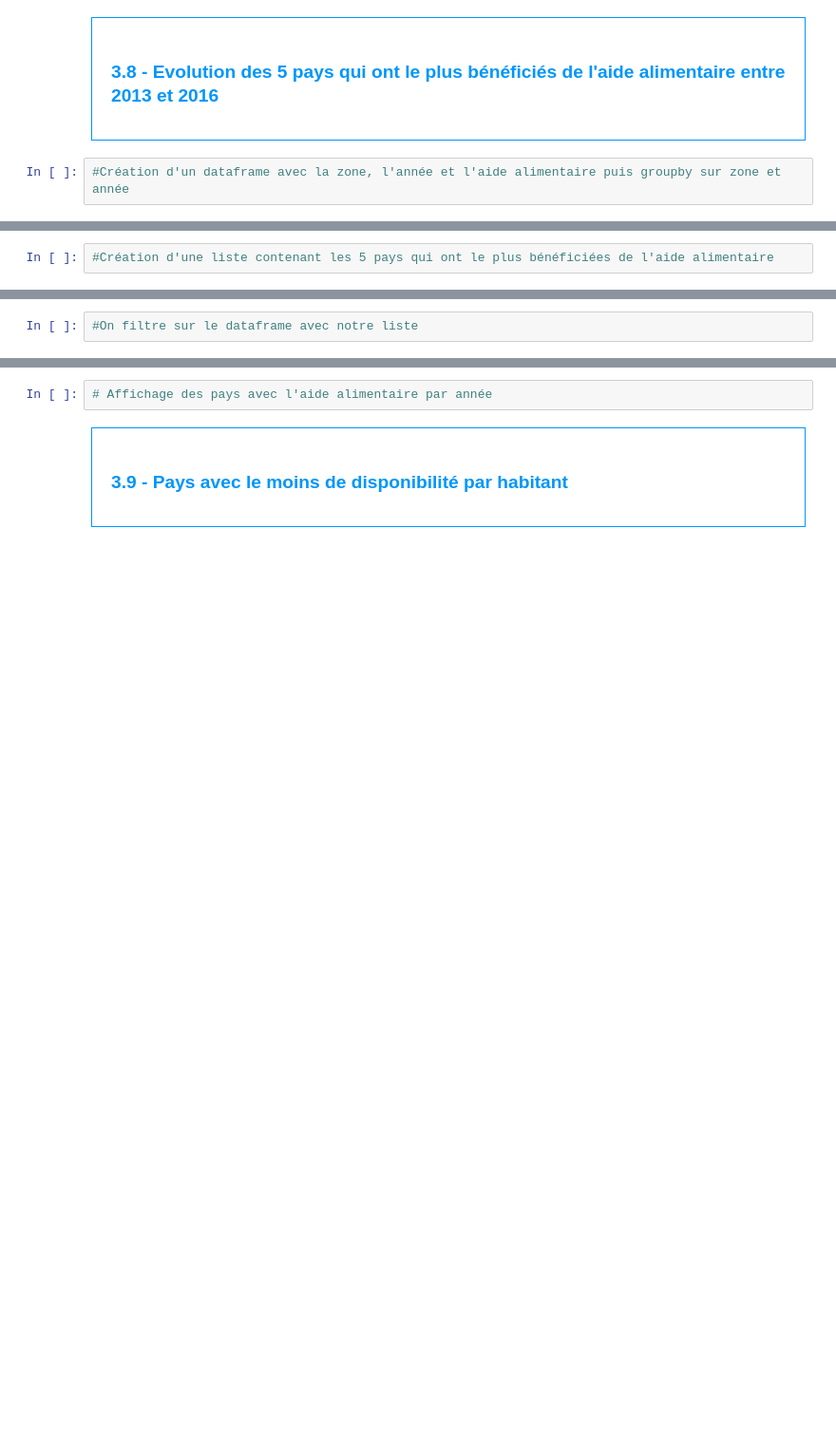
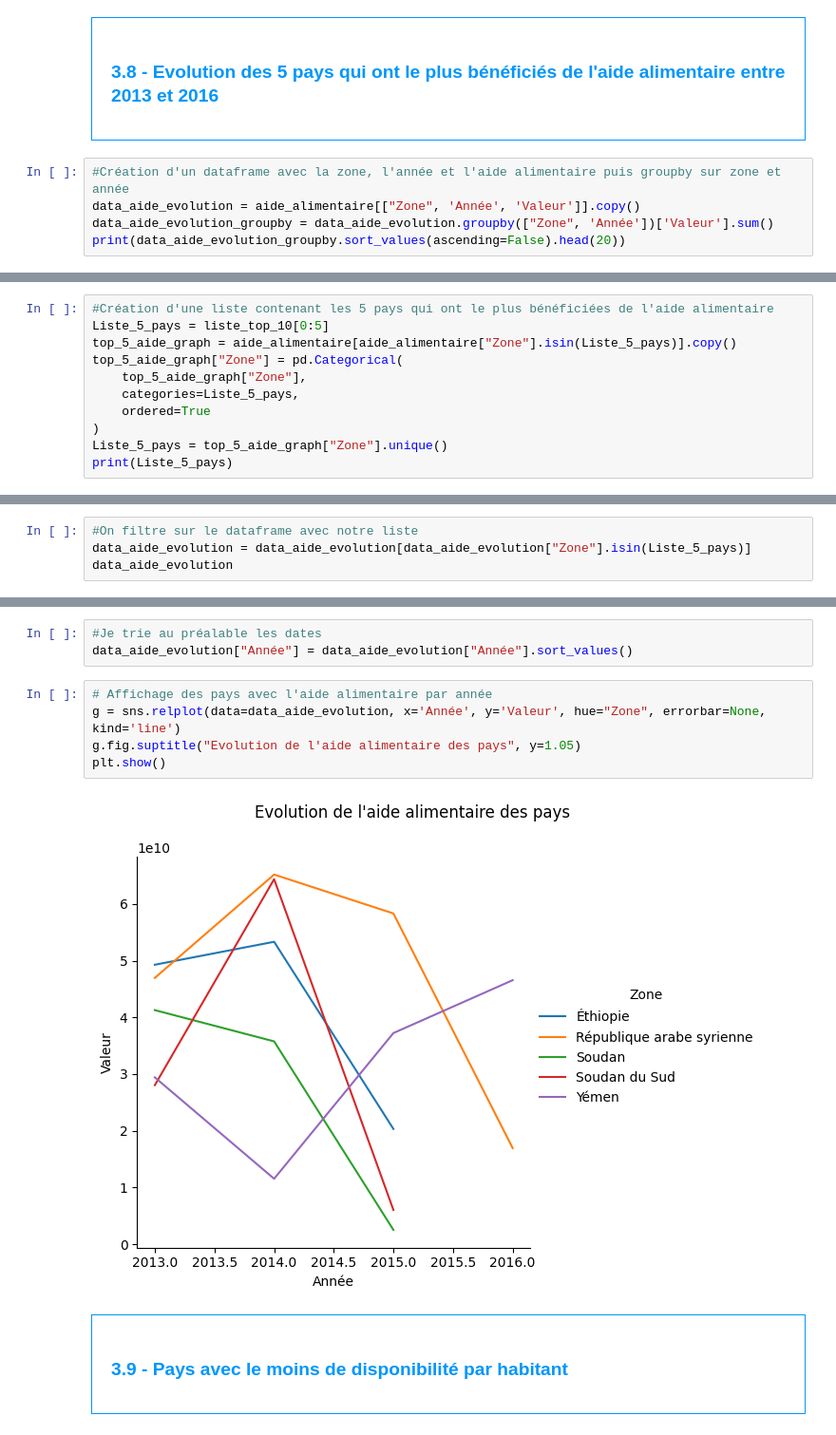
Before and after one commit to Nasus-Stackman/Data_Projet4, a Jupyter notebook: notebook_projet4.ipynb, the cells around one changed output, grey strips where cells are left out. Shown: that part at 95% size. Cells and saved outputs as stored; diff of their text form; blank space fills up the shorter version.

```diff
--- a/notebook_projet4.ipynb
+++ b/notebook_projet4.ipynb
@@ -208,3 +674,6 @@ sous_nutrition['Valeur'] = pd.to_numeric(sous_nutrition['Valeur'])
 </div>
 # %%
 #Création d'un dataframe avec la zone, l'année et l'aide alimentaire puis groupby sur zone et année
+data_aide_evolution = aide_alimentaire[["Zone", 'Année', 'Valeur']].copy()
+data_aide_evolution_groupby = data_aide_evolution.groupby(["Zone", 'Année'])['Valeur'].sum()
+print(data_aide_evolution_groupby.sort_values(ascending=False).head(20))
@@ -211,2 +698,11 @@ sous_nutrition['Valeur'] = pd.to_numeric(sous_nutrition['Valeur'])
 # %%
 #Création d'une liste contenant les 5 pays qui ont le plus bénéficiées de l'aide alimentaire
+Liste_5_pays = liste_top_10[0:5]
+top_5_aide_graph = aide_alimentaire[aide_alimentaire["Zone"].isin(Liste_5_pays)].copy()
+top_5_aide_graph["Zone"] = pd.Categorical(
+    top_5_aide_graph["Zone"],
+    categories=Liste_5_pays,
+    ordered=True
+)
+Liste_5_pays = top_5_aide_graph["Zone"].unique()
+print(Liste_5_pays)
@@ -213,2 +716,4 @@ sous_nutrition['Valeur'] = pd.to_numeric(sous_nutrition['Valeur'])
 # %%
 #On filtre sur le dataframe avec notre liste
+data_aide_evolution = data_aide_evolution[data_aide_evolution["Zone"].isin(Liste_5_pays)]
+data_aide_evolution
@@ -215,5 +756,13 @@ sous_nutrition['Valeur'] = pd.to_numeric(sous_nutrition['Valeur'])
+# %%
+#Je trie au préalable les dates
+data_aide_evolution["Année"] = data_aide_evolution["Année"].sort_values()
 # %%
 # Affichage des pays avec l'aide alimentaire par année
+g = sns.relplot(data=data_aide_evolution, x='Année', y='Valeur', hue="Zone", errorbar=None, kind='line')
+g.fig.suptitle("Evolution de l'aide alimentaire des pays", y=1.05)
+plt.show()
+# %% [output]
+[figure, added]
 # %% [markdown]
 <div style="border: 1px solid RGB(0,150,250);" >
 <h3 style="margin: auto; padding: 20px; color: RGB(0,150,250); ">3.9 - Pays avec le moins de disponibilité par habitant</h3>
```
Also changed, not shown: parts of 100 cells of this notebook.
